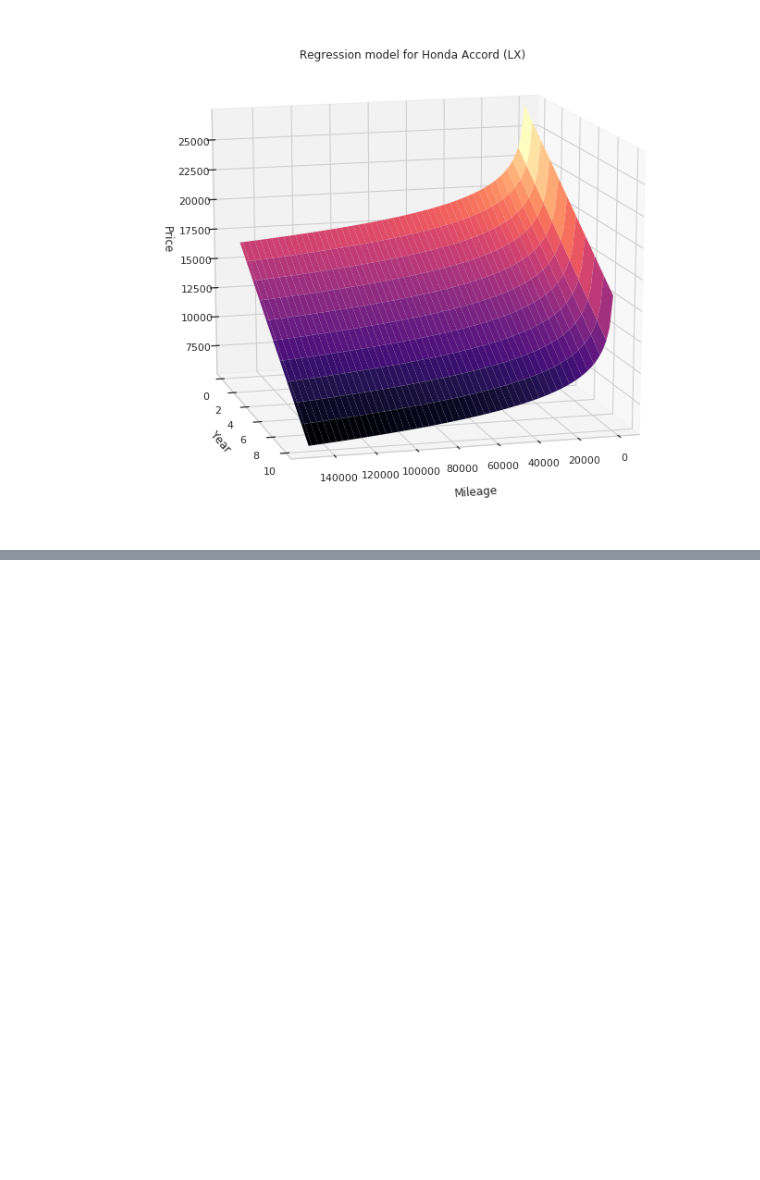
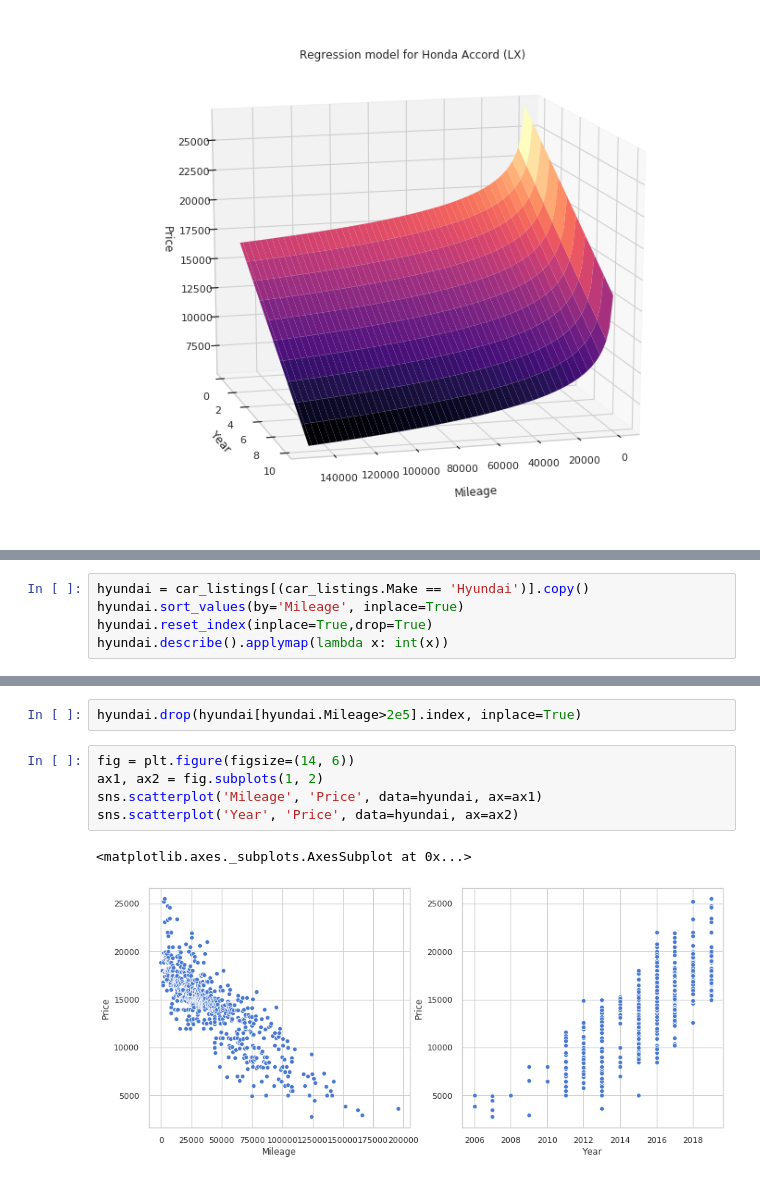
Before and after one commit to mEyob/linear-regression-car-price, a Jupyter notebook: analysis.ipynb, the cells around one changed output, grey strips where cells are left out. Drawn from its saved outputs; the diff is of its cells as text; blank space fills up the shorter version.

```diff
--- a/analysis.ipynb
+++ b/analysis.ipynb
@@ -1010,0 +1015,5 @@ ax.view_init(15, 75)
+# %%
+hyundai = car_listings[(car_listings.Make == 'Hyundai')].copy()
+hyundai.sort_values(by='Mileage', inplace=True)
+hyundai.reset_index(inplace=True,drop=True)
+hyundai.describe().applymap(lambda x: int(x))
@@ -1010,0 +1030,10 @@ ax.view_init(15, 75)
+# %%
+hyundai.drop(hyundai[hyundai.Mileage>2e5].index, inplace=True)
+# %%
+fig = plt.figure(figsize=(14, 6))
+ax1, ax2 = fig.subplots(1, 2)
+sns.scatterplot('Mileage', 'Price', data=hyundai, ax=ax1)
+sns.scatterplot('Year', 'Price', data=hyundai, ax=ax2)
+# %% [output]
+<matplotlib.axes._subplots.AxesSubplot at 0x...>
+[figure, added]
```
Also changed, not shown: parts of 46 cells of this notebook.
